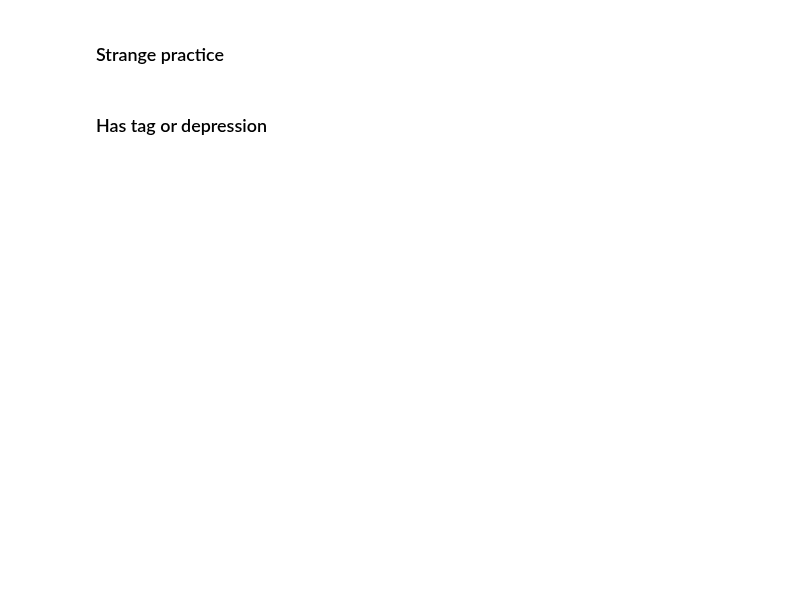
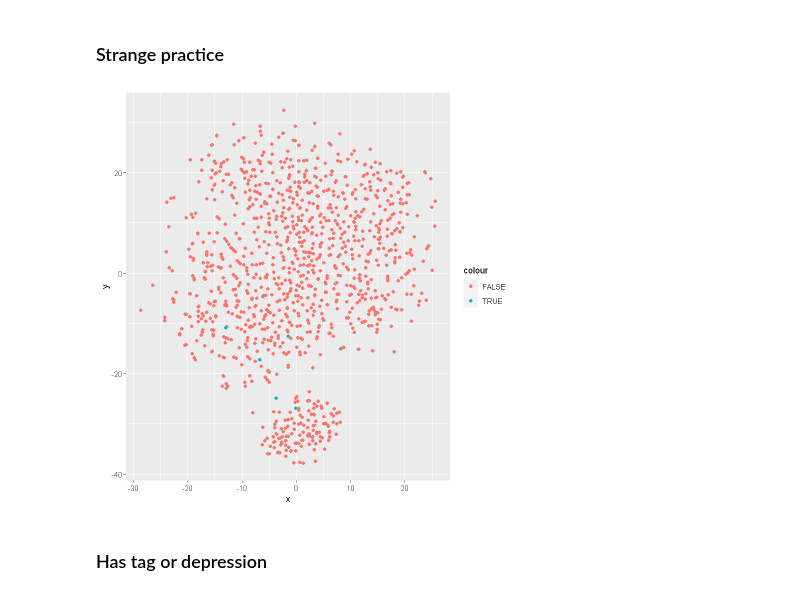
Before and after one commit to LASOS-INT/Barreiras-e-Facilitadores, a Jupyter notebook: R-notebooks/Script-main.ipynb, the cells around one changed output. Cells and saved outputs as stored; diff of their text form; code cells hidden in the pictures; blank space fills up the shorter version.

Commit message:
correct the strange practive tsne error

```diff
--- a/R-notebooks/Script-main.ipynb
+++ b/R-notebooks/Script-main.ipynb
@@ -247,13 +282,15 @@ ggplot(tsne_df, aes(x, y, colour = colour)) + geom_point()
 ### Strange practice
 # %%
 metadata <- data.frame(sample_id = rownames(before_dataset_copy),
-                       colour = before_dataset_copy$strange_dp)
+                       colour = before_dataset_copy$strange_p)
 tsne_df <- data.frame(
     x = tsne$Y[,1],
     y = tsne$Y[,2],
     colour = metadata$colour)
 
 ggplot(tsne_df, aes(x, y, colour = colour)) + geom_point()
+# %% [output]
+[figure, added]
 # %% [markdown]
 ### Has tag or depression
 # %%
```
Also changed, not shown: parts of 11 cells of this notebook.
